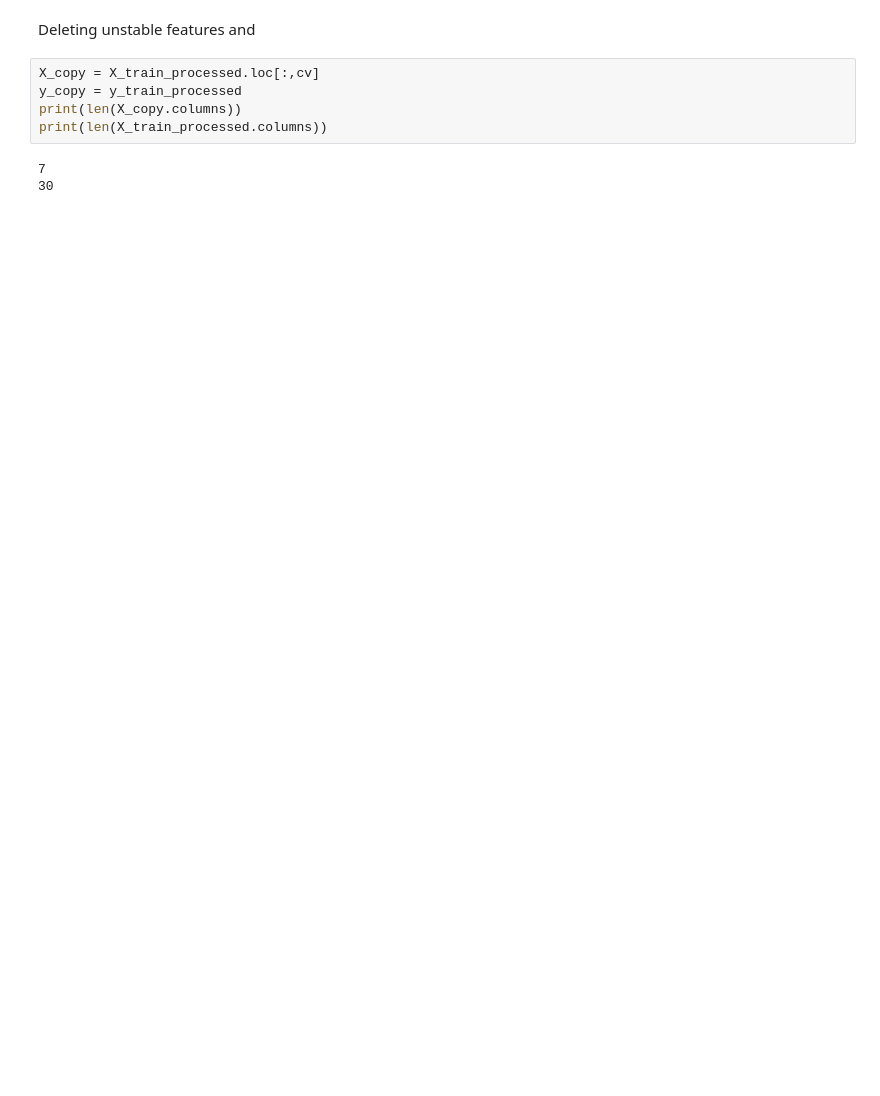
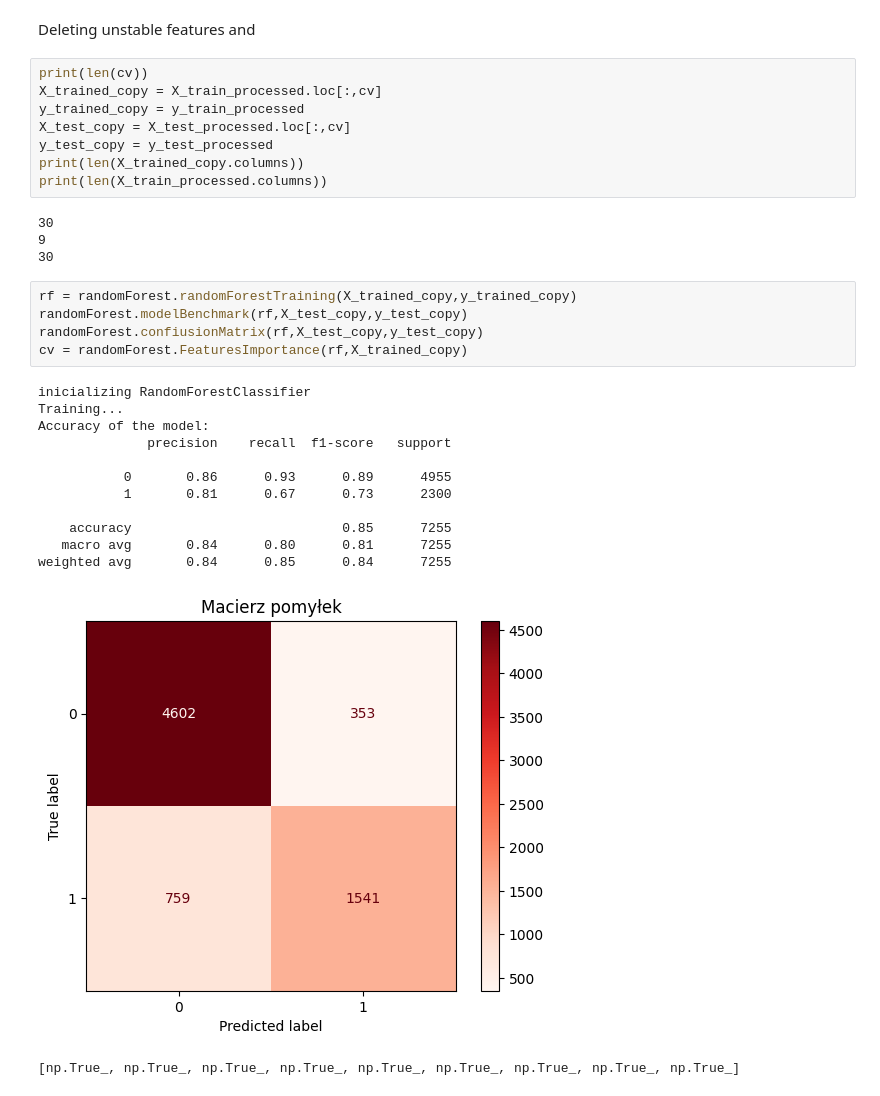
Before and after one commit to KsaweryKomasara/Projekt_KNDS, a Jupyter notebook: Nootebooks/main.ipynb, the cells around one changed output. Cells and saved outputs as stored; diff of their text form; blank space fills up the shorter version.

Commit message:
update
fixes to randomTree and creating adaBoost

```diff
--- a/Nootebooks/main.ipynb
+++ b/Nootebooks/main.ipynb
@@ -224,10 +239,33 @@ NameError: name 'randomForest' is not defined
 # %% [markdown]
 Deleting unstable features and
 # %%
-X_copy = X_train_processed.loc[:,cv]
-y_copy = y_train_processed
-print(len(X_copy.columns))
+print(len(cv))
+X_trained_copy = X_train_processed.loc[:,cv]
+y_trained_copy = y_train_processed
+X_test_copy = X_test_processed.loc[:,cv]
+y_test_copy = y_test_processed
+print(len(X_trained_copy.columns))
 print(len(X_train_processed.columns))
 # %% [output]
-7
 30
+9
+30
+# %%
+rf = randomForest.randomForestTraining(X_trained_copy,y_trained_copy)
+randomForest.modelBenchmark(rf,X_test_copy,y_test_copy)
+randomForest.confiusionMatrix(rf,X_test_copy,y_test_copy)
+cv = randomForest.FeaturesImportance(rf,X_trained_copy)
+# %% [output]
+inicializing RandomForestClassifier
+Training...
+Accuracy of the model:
+              precision    recall  f1-score   support
+
+           0       0.86      0.93      0.89      4955
+           1       0.81      0.67      0.73      2300
+
+    accuracy                           0.85      7255
+   macro avg       0.84      0.80      0.81      7255
+weighted avg       0.84      0.85      0.84      7255
+[figure, added]
+[np.True_, np.True_, np.True_, np.True_, np.True_, np.True_, np.True_, np.True_, np.True_]
```
Also changed, not shown: parts of 8 cells of this notebook, 2 other files.
